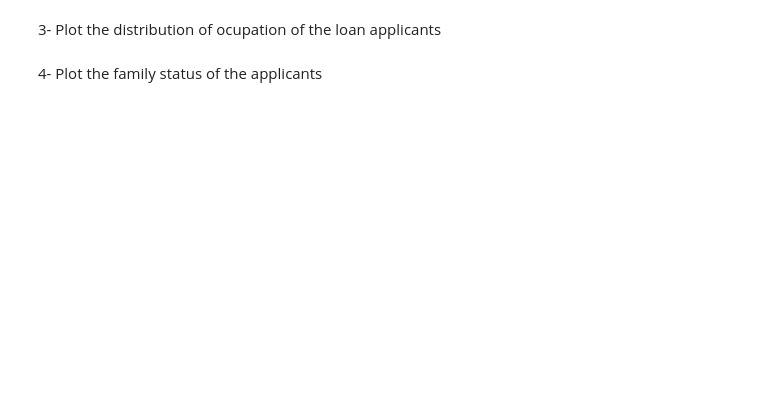
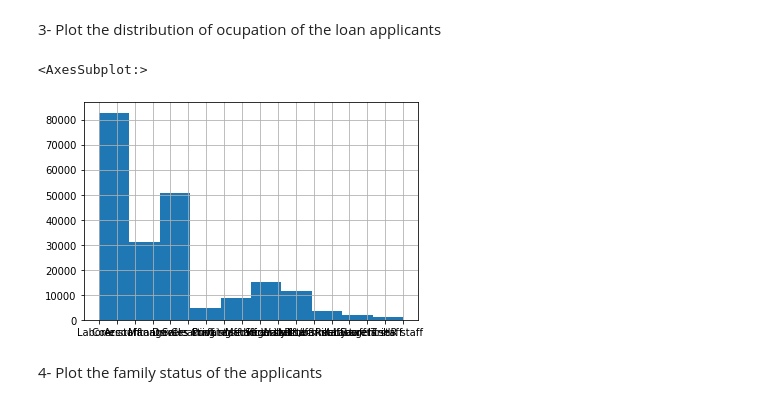
Before and after one commit to NMengo/Anyone-AI, a Jupyter notebook: Sprint 3/AnyoneAI_Project_3.ipynb, the cells around one changed output. Saved outputs shown, nothing was run; the diff lists cells and outputs as text; code cells hidden in the pictures; blank space fills up the shorter version.

```diff
--- a/Sprint 3/AnyoneAI_Project_3.ipynb
+++ b/Sprint 3/AnyoneAI_Project_3.ipynb
@@ -326,0 +294,5 @@ application_train['AMT_CREDIT'].hist()
+# %%
+application_train['OCCUPATION_TYPE'].hist()
+# %% [output]
+<AxesSubplot:>
+[figure, added]
```
Also changed, not shown: parts of 62 cells of this notebook, 4 other files.
